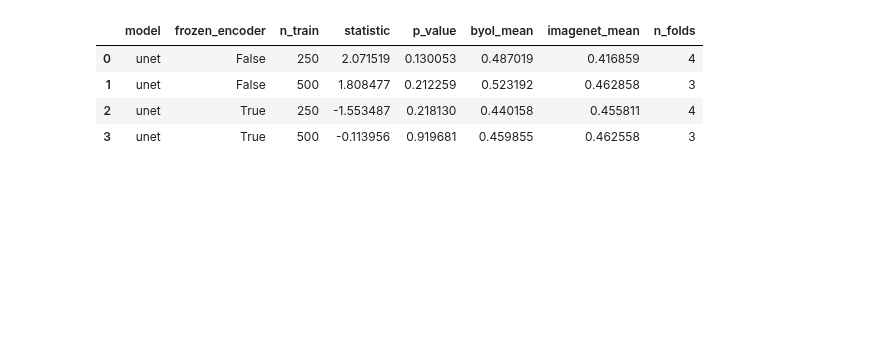
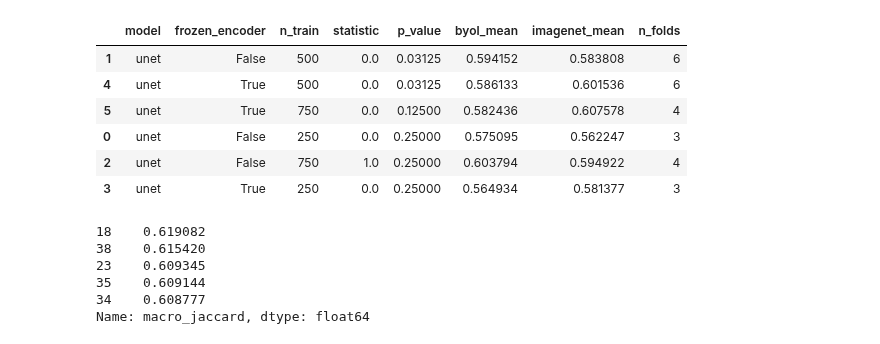
Before and after one commit to DakotaHester/ms-land-cover, a Jupyter notebook: pretrain_results.ipynb, the cells around one changed output. Drawn from its saved outputs; the diff is of its cells as text; code cells hidden in the pictures; blank space fills up the shorter version.

```diff
--- a/pretrain_results.ipynb
+++ b/pretrain_results.ipynb
@@ -6,6 +6,6 @@ import pandas as pd
 import matplotlib.pyplot as plt
 import json
 # %%
-metrics_json_paths = glob('./logs/finetune_20250703/*/*/*/*/*/*/*/assessment_metrics.json')
+metrics_json_paths = glob('./logs/finetune_20250704/*/*/*/*/*/*/*/assessment_metrics.json')
 print(f'Found {len(metrics_json_paths)} metrics JSON files.')
 # %% [output]
@@ -14,8 +14,8 @@ Found 31 metrics JSON files.
 metrics_records = []
 for metrics_json in metrics_json_paths:
     split_path_parts = metrics_json.split(os.sep)
-    for i, part in enumerate(split_path_parts):
-        print(f'Part {i}: {part}')
+    # for i, part in enumerate(split_path_parts):
+        # print(f'Part {i}: {part}')
     model = split_path_parts[3]
     pretrain_method = split_path_parts[4]
     frozen_encoder = split_path_parts[6] == 'frozenencoder_true'
@@ -100,9 +91,9 @@ for i, frozen_encoder in enumerate(metrics_df['frozen_encoder'].unique()):
         sns.boxplot(data=subset, x='n_train', y='macro_jaccard', hue='pretrain_method', ax=ax[i, j], palette='Set2', boxprops={'alpha': 0.4}, showfliers=False)
         sns.stripplot(data=subset, x='n_train', y='macro_jaccard', hue='pretrain_method', ax=ax[i, j], jitter=True, dodge=True, palette='Set2', size=10)
         handles, labels = ax[i, j].get_legend_handles_labels()
-        ax[i, j].legend(handles=[(handles[0], handles[2]), (handles[1], handles[3])],
-                labels=['BYOL', 'ImageNet'],
-                loc='lower right', handlelength=4,
+        # ax[i, j].legend(handles=[(handles[0], handles[2]), (handles[1], handles[3])],
+                # labels=['BYOL', 'ImageNet'],
+                # loc='lower right', handlelength=4,
                 handler_map={tuple: HandlerTuple(ndivide=None)})
         ax[i, j].set_title(f'Model: {model}, Frozen Encoder: {frozen_encoder}')
         ax[i, j].set_xlabel('Number of Training Samples')
@@ -135,41 +133,52 @@ metrics_reduced_df.sort_values(by='macro_jaccard_mean', ascending=False)
 import scipy.stats as stats
 
 # Choose the metric to compare
-metric = 'macro_'
+metric = 'macro_jaccard'
 
 # Store results
 test_results = []
 
 # Loop over groups
 for (model, frozen_encoder, n_train), group in metrics_df.groupby(['model', 'frozen_encoder', 'n_train']):
     # Pivot so each method's results are columns, indexed by fold
     pivot = group.pivot(index='fold', columns='pretrain_method', values=metric)
     # Only test if both methods are present and have at least 2 folds
     if {'byol', 'imagenet'}.issubset(pivot.columns) and len(pivot) > 1:
         # Drop NaNs (in case some folds are missing)
         byol = pivot['byol'].dropna()
         imagenet = pivot['imagenet'].dropna()
         # Align folds
         common_folds = byol.index.intersection(imagenet.index)
         if len(common_folds) > 1:
-            stat, p = stats.ttest_rel(byol.loc[common_folds], imagenet.loc[common_folds])
+            stat, p = stats.wilcoxon(byol.loc[common_folds], imagenet.loc[common_folds])
             test_results.append({
                 'model': model,
                 'frozen_encoder': frozen_encoder,
                 'n_train': n_train,
                 'statistic': stat,
                 'p_value': p,
                 'byol_mean': byol.loc[common_folds].mean(),
                 'imagenet_mean': imagenet.loc[common_folds].mean(),
                 'n_folds': len(common_folds)
             })
 
 # Show results as DataFrame
 test_results_df = pd.DataFrame(test_results)
 display(test_results_df.sort_values('p_value'))
 # %% [output]
 |  | model | frozen_encoder | n_train | statistic | p_value | byol_mean | imagenet_mean | n_folds |
-| 0 | unet | False | 250 | 2.071519 | 0.130053 | 0.487019 | 0.416859 | 4 |
-| 1 | unet | False | 500 | 1.808477 | 0.212259 | 0.523192 | 0.462858 | 3 |
-| 2 | unet | True | 250 | -1.553487 | 0.218130 | 0.440158 | 0.455811 | 4 |
-| 3 | unet | True | 500 | -0.113956 | 0.919681 | 0.459855 | 0.462558 | 3 |
+| 1 | unet | False | 500 | 0.0 | 0.03125 | 0.594152 | 0.583808 | 6 |
+| 4 | unet | True | 500 | 0.0 | 0.03125 | 0.586133 | 0.601536 | 6 |
+| 5 | unet | True | 750 | 0.0 | 0.12500 | 0.582436 | 0.607578 | 4 |
+| 0 | unet | False | 250 | 0.0 | 0.25000 | 0.575095 | 0.562247 | 3 |
+| 2 | unet | False | 750 | 1.0 | 0.25000 | 0.603794 | 0.594922 | 4 |
+| 3 | unet | True | 250 | 0.0 | 0.25000 | 0.564934 | 0.581377 | 3 |
+# %%
+metrics_df.sort_values(by='macro_jaccard', ascending=False)['macro_jaccard'].head()
+# %% [output]
+18    0.619082
+38    0.615420
+23    0.609345
+35    0.609144
+34    0.608777
+Name: macro_jaccard, dtype: float64
```
Also changed, not shown: parts of 6 cells of this notebook.
